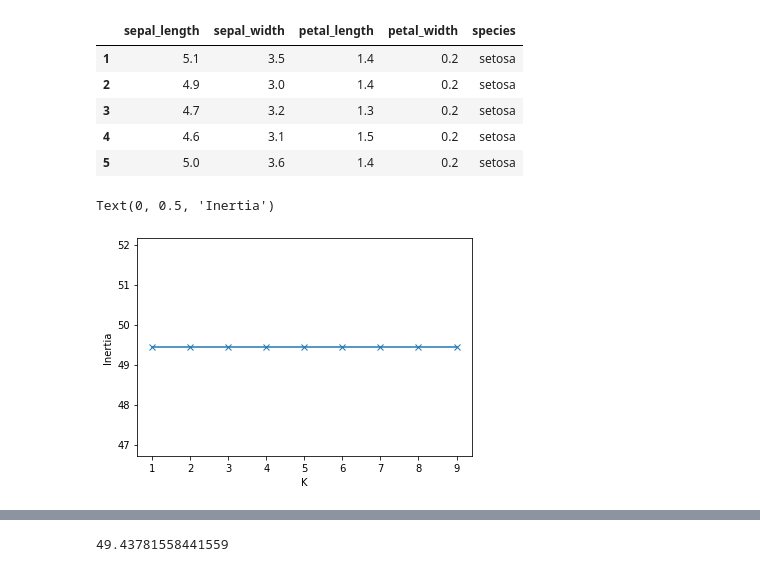
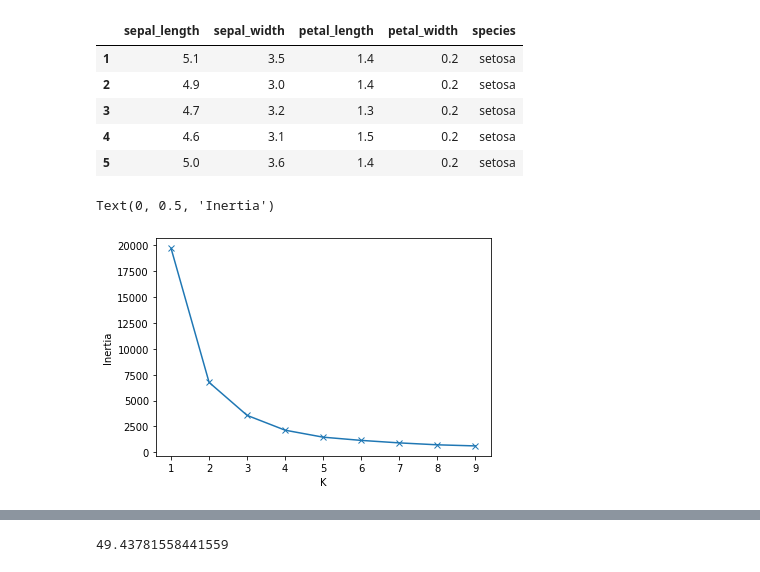
Before and after one commit to cari-holmes/ds-methodologies-exercises, a Jupyter notebook: clustering/model.ipynb, the cells around one changed output, grey strips where cells are left out. Saved outputs shown, nothing was run; the diff lists cells and outputs as text; code cells hidden in the pictures.

```diff
--- a/clustering/model.ipynb
+++ b/clustering/model.ipynb
@@ -49,20 +49,20 @@ x = df_iris[['sepal_length', 'sepal_width', 'petal_length']]
 # %%
 %matplotlib inline
 
 k_values = []
 inertias = []
 
 for k in range(1, 10):
-    kmeans = KMeans(n_clusters=4).fit(x)
+    kmeans = KMeans(n_clusters=k).fit(x)
     inertias.append(kmeans.inertia_)
     k_values.append(k)
 
 plt.plot(k_values, inertias, marker='x')
 plt.xlabel('K')
 plt.ylabel('Inertia')
 # %% [output]
 Text(0, 0.5, 'Inertia')
-[figure, old version]
+[figure, new version]
 # %%
 kmeans = KMeans(n_clusters=4)
 kmeans.fit(x)
```
Also changed, not shown: parts of 17 cells of this notebook.
